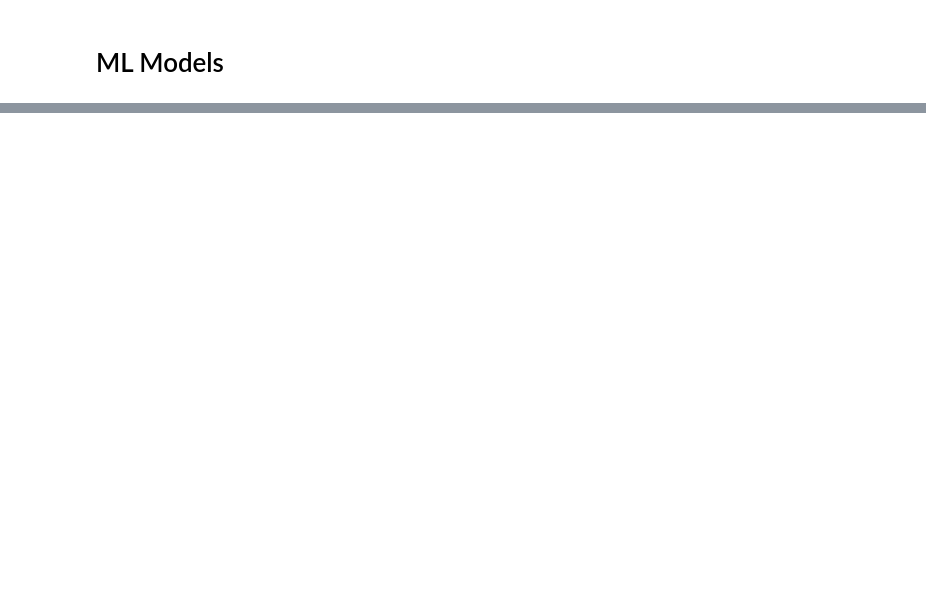
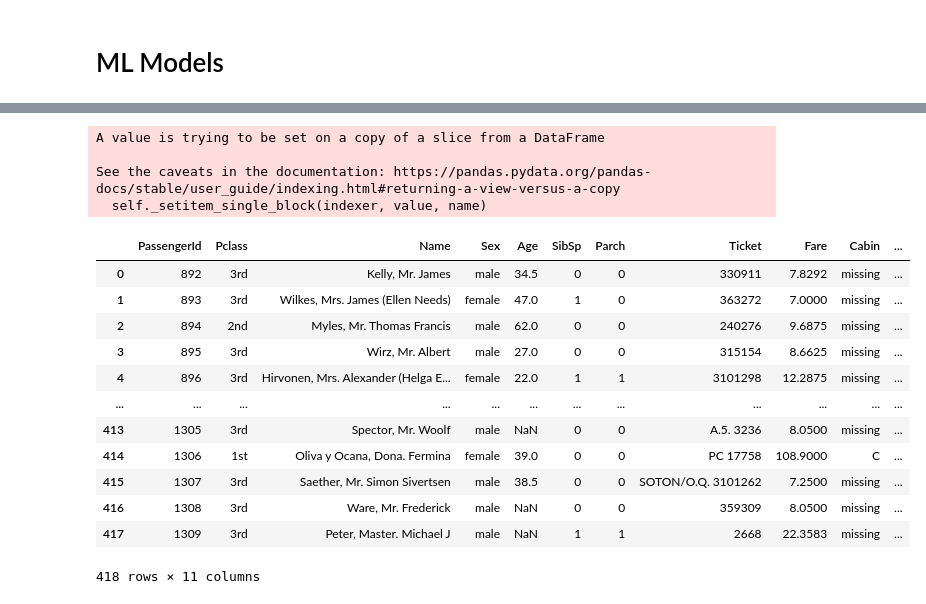
Before and after one commit to johnwslee/Titanic, a Jupyter notebook: Titanic.ipynb, the cells around one changed output, grey strips where cells are left out. Saved outputs shown, nothing was run; the diff lists cells and outputs as text; code cells hidden in the pictures; blank space fills up the shorter version.

```diff
--- a/Titanic.ipynb
+++ b/Titanic.ipynb
@@ -328,0 +346,31 @@ memory usage: 76.6+ KB
+# %%
+X_test['Pclass'].loc[(X_test['Pclass'] == 1)] = "1st"
+X_test['Pclass'].loc[(X_test['Pclass'] == 2)] = "2nd"
+X_test['Pclass'].loc[(X_test['Pclass'] == 3)] = "3rd"
+X_test['Cabin'].loc[(X_test['Cabin'].isnull())] = "missing"
+X_test['Cabin'] = X_test['Cabin'].str.replace("^A{1}.*", "A")
+X_test['Cabin'] = X_test['Cabin'].str.replace("^B{1}.*", "B")
+X_test['Cabin'] = X_test['Cabin'].str.replace("^C{1}.*", "C")
+X_test['Cabin'] = X_test['Cabin'].str.replace("^D{1}.*", "D")
+X_test['Cabin'] = X_test['Cabin'].str.replace("^E{1}.*", "E")
+X_test['Cabin'] = X_test['Cabin'].str.replace("^F{1}.*", "F")
+X_test['Cabin'] = X_test['Cabin'].str.replace("^G{1}.*", "G")
+X_test
+# %% [output]
+A value is trying to be set on a copy of a slice from a DataFrame
+
+See the caveats in the documentation: https://pandas.pydata.org/pandas-docs/stable/user_guide/indexing.html#returning-a-view-versus-a-copy
+  self._setitem_single_block(indexer, value, name)
+|  | PassengerId | Pclass | Name | Sex | Age | SibSp | Parch | Ticket | Fare | Cabin | ... |
+| 0 | 892 | 3rd | Kelly, Mr. James | male | 34.5 | 0 | 0 | 330911 | 7.8292 | missing | ... |
+| 1 | 893 | 3rd | Wilkes, Mrs. James (Ellen Needs) | female | 47.0 | 1 | 0 | 363272 | 7.0000 | missing | ... |
+| 2 | 894 | 2nd | Myles, Mr. Thomas Francis | male | 62.0 | 0 | 0 | 240276 | 9.6875 | missing | ... |
+| 3 | 895 | 3rd | Wirz, Mr. Albert | male | 27.0 | 0 | 0 | 315154 | 8.6625 | missing | ... |
+| 4 | 896 | 3rd | Hirvonen, Mrs. Alexander (Helga E... | female | 22.0 | 1 | 1 | 3101298 | 12.2875 | missing | ... |
+| ... | ... | ... | ... | ... | ... | ... | ... | ... | ... | ... | ... |
+| 413 | 1305 | 3rd | Spector, Mr. Woolf | male | NaN | 0 | 0 | A.5. 3236 | 8.0500 | missing | ... |
+| 414 | 1306 | 1st | Oliva y Ocana, Dona. Fermina | female | 39.0 | 0 | 0 | PC 17758 | 108.9000 | C | ... |
+| 415 | 1307 | 3rd | Saether, Mr. Simon Sivertsen | male | 38.5 | 0 | 0 | SOTON/O.Q. 3101262 | 7.2500 | missing | ... |
+| 416 | 1308 | 3rd | Ware, Mr. Frederick | male | NaN | 0 | 0 | 359309 | 8.0500 | missing | ... |
+| 417 | 1309 | 3rd | Peter, Master. Michael J | male | NaN | 1 | 1 | 2668 | 22.3583 | missing | ... |
+418 rows × 11 columns
```
Also changed, not shown: parts of 14 cells of this notebook.
